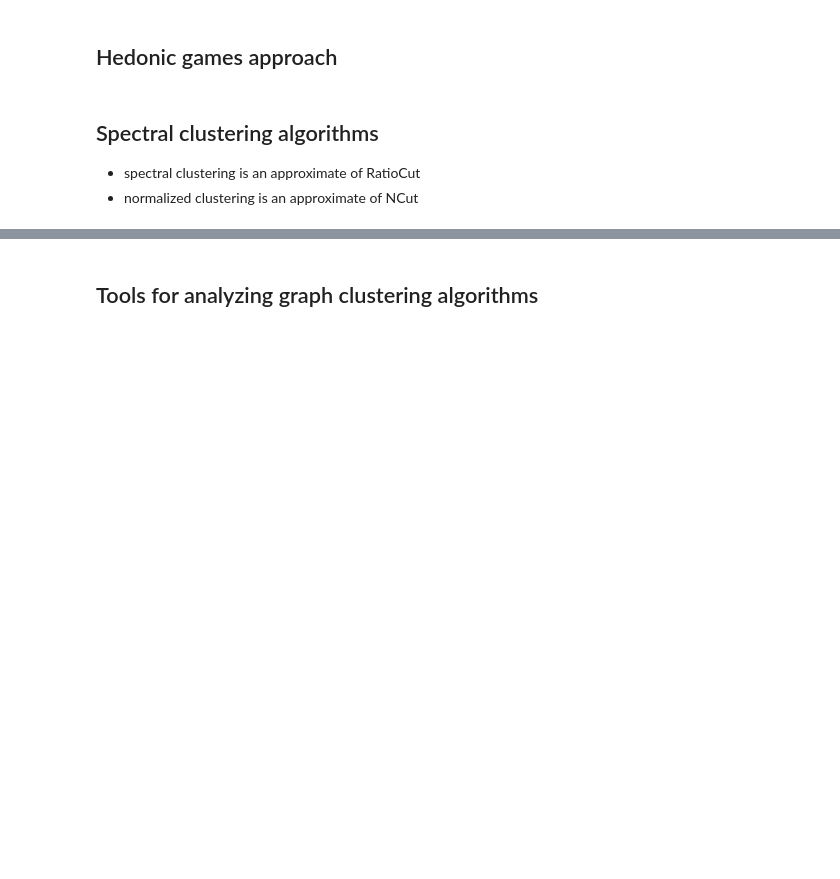
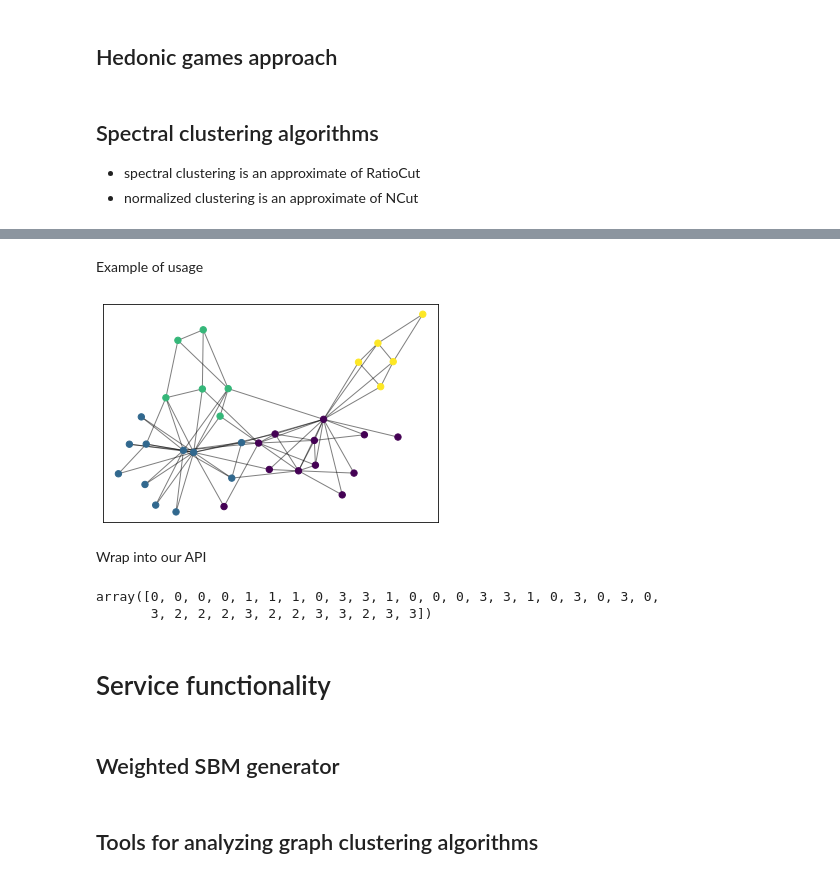
Before and after one commit to orrrrtem/Clustering-research, a Jupyter notebook: Clustering_analysis.ipynb, the cells around one changed output, grey strips where cells are left out. Cells and saved outputs as stored; diff of their text form; code cells hidden in the pictures; blank space fills up the shorter version.

```diff
--- a/Clustering_analysis.ipynb
+++ b/Clustering_analysis.ipynb
@@ -183,0 +218,26 @@ def async_fluid(graph, num_clusters):
+# %% [markdown]
+Example of usage
+# %%
+import community as community_louvain
+import matplotlib.cm as cm
+import matplotlib.pyplot as plt
+import networkx as nx
+
+# load the karate club graph
+G = nx.karate_club_graph()
+
+# compute the best partition
+partition = community_louvain.best_partition(G)
+
+# draw the graph
+pos = nx.spring_layout(G)
+# color the nodes according to their partition
+cmap = cm.get_cmap('viridis', max(partition.values()) + 1)
+nx.draw_networkx_nodes(G, pos, partition.keys(), node_size=40,
+                       cmap=cmap, node_color=list(partition.values()))
+nx.draw_networkx_edges(G, pos, alpha=0.5)
+plt.show()
+# %% [output]
+[figure, added]
+# %% [markdown]
+Wrap into our API
@@ -184,3 +252,12 @@ def async_fluid(graph, num_clusters):
+# %%
+louvain(G)
+# %% [output]
+array([0, 0, 0, 0, 1, 1, 1, 0, 3, 3, 1, 0, 0, 0, 3, 3, 1, 0, 3, 0, 3, 0,
+       3, 2, 2, 2, 3, 2, 2, 3, 3, 2, 3, 3])
+# %% [markdown]
+# Service functionality
+# %% [markdown]
+##  Weighted SBM generator
 # %%
 def create_weighted_graph(graph, p_in, p_out, num_groups = 2, distribution = [80, 110] ):
     new_edges =[]
```
Also changed, not shown: parts of 92 cells of this notebook.
